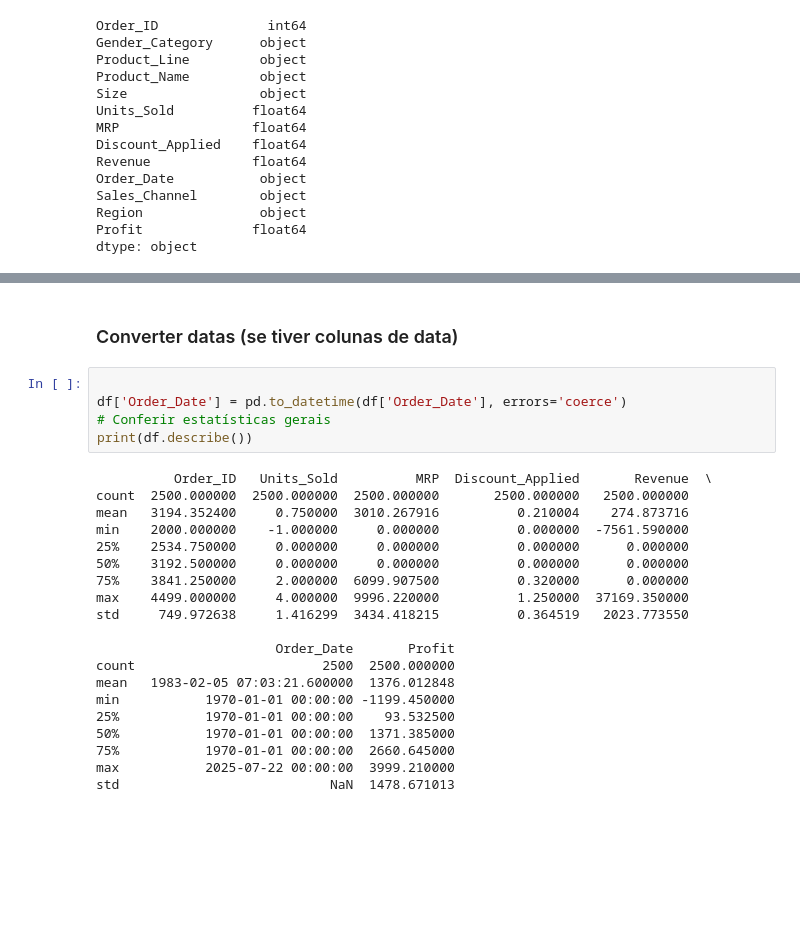
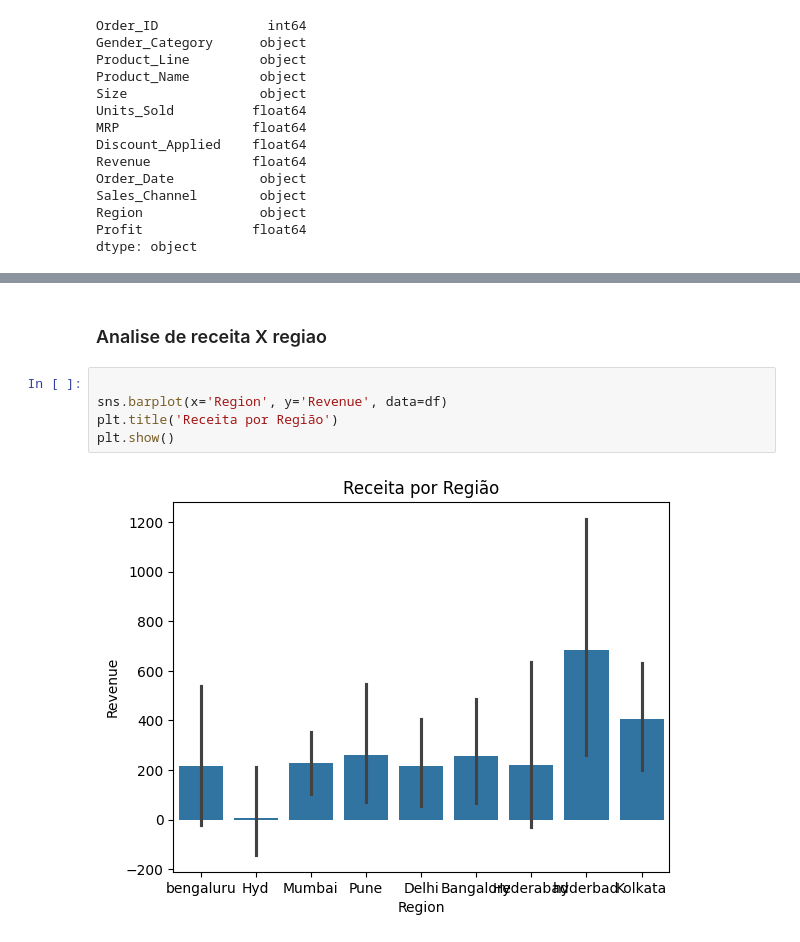
Before and after one commit to Joaovhl031/A3-AnaliseNike2024, a Jupyter notebook: notebooks/Analise1.ipynb, the cells around one changed output, grey strips where cells are left out. Cells and saved outputs as stored; diff of their text form; blank space fills up the shorter version.

Commit message:
Gerando graficos com analise previa de lucro da nike

```diff
--- a/notebooks/Analise1.ipynb
+++ b/notebooks/Analise1.ipynb
@@ -53,27 +100,9 @@ dtype: object
 # %% [markdown]
-### Converter datas (se tiver colunas de data)
+### Analise de receita X regiao
 # %%
 
-df['Order_Date'] = pd.to_datetime(df['Order_Date'], errors='coerce')
-# Conferir estatísticas gerais
-print(df.describe())
+sns.barplot(x='Region', y='Revenue', data=df)
+plt.title('Receita por Região')
+plt.show()
 # %% [output]
-          Order_ID   Units_Sold          MRP  Discount_Applied       Revenue  \
-count  2500.000000  2500.000000  2500.000000       2500.000000   2500.000000
-mean   3194.352400     0.750000  3010.267916          0.210004    274.873716
-min    2000.000000    -1.000000     0.000000          0.000000  -7561.590000
-25%    2534.750000     0.000000     0.000000          0.000000      0.000000
-50%    3192.500000     0.000000     0.000000          0.000000      0.000000
-75%    3841.250000     2.000000  6099.907500          0.320000      0.000000
-max    4499.000000     4.000000  9996.220000          1.250000  37169.350000
-std     749.972638     1.416299  3434.418215          0.364519   2023.773550
-
-                       Order_Date       Profit
-count                        2500  2500.000000
-mean   1983-02-05 07:03:21.600000  1376.012848
-min           1970-01-01 00:00:00 -1199.450000
-25%           1970-01-01 00:00:00    93.532500
-50%           1970-01-01 00:00:00  1371.385000
-75%           1970-01-01 00:00:00  2660.645000
-max           2025-07-22 00:00:00  3999.210000
-std                           NaN  1478.671013
+[figure, added]
```
Also changed, not shown: parts of 10 cells of this notebook.
